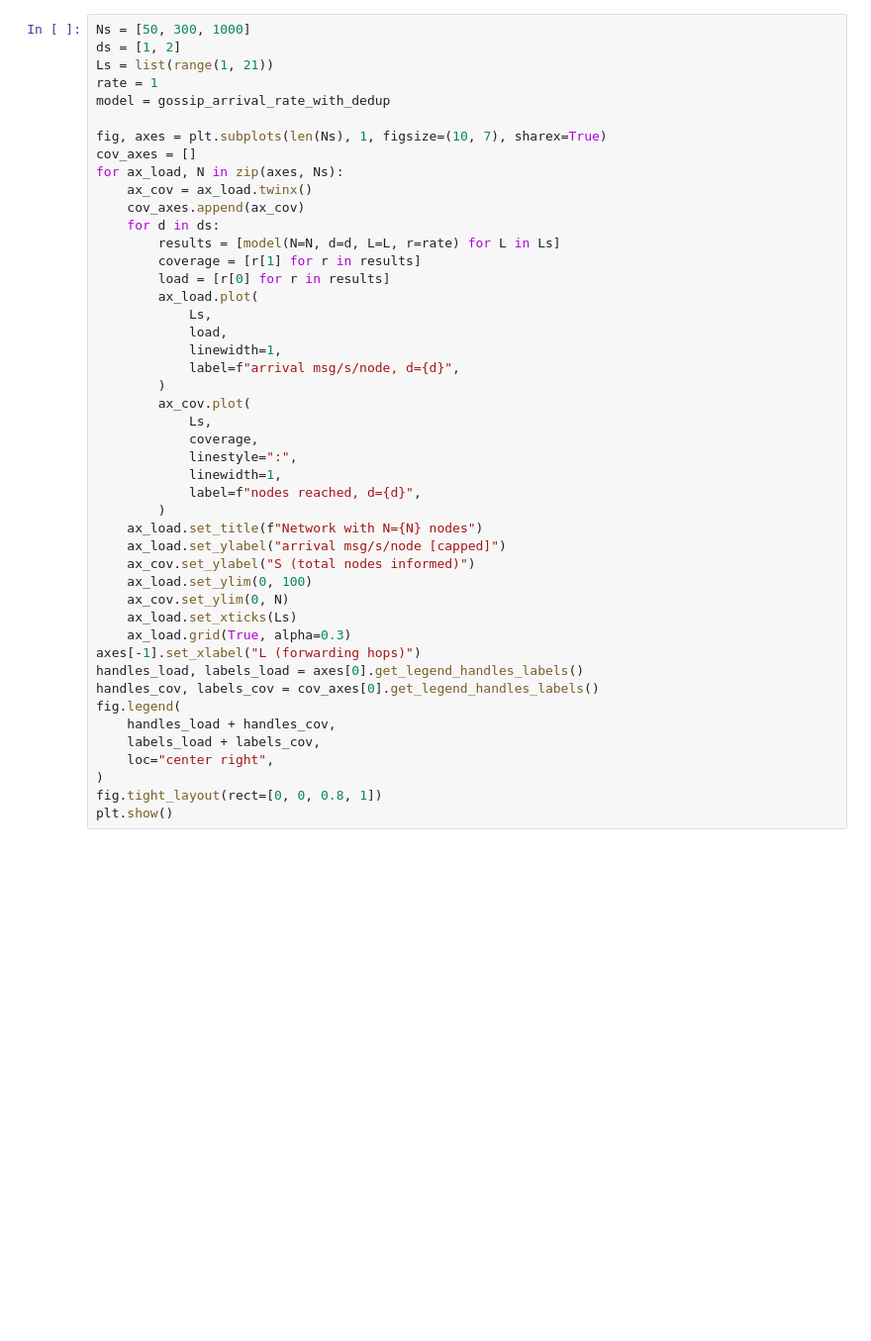
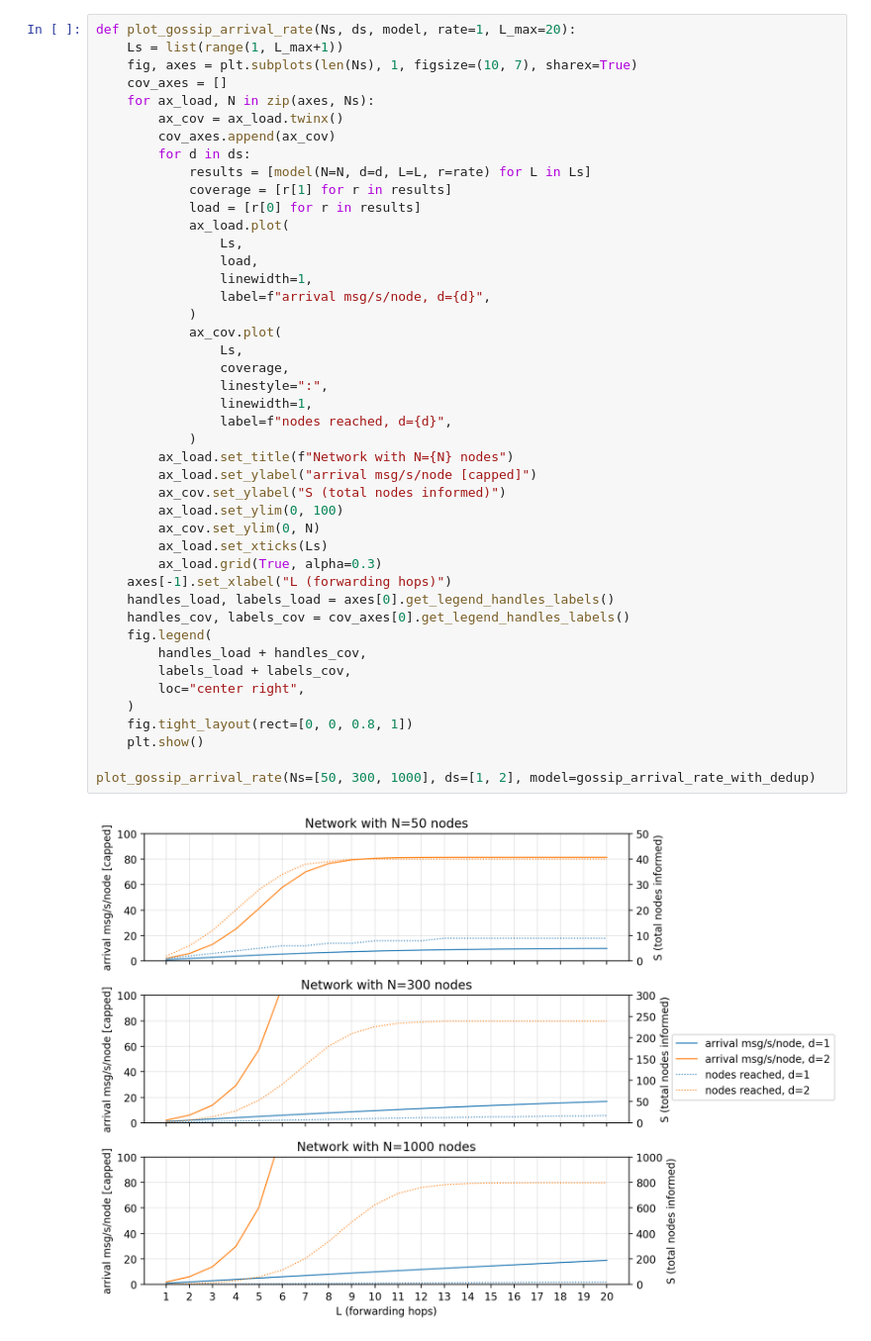
Before and after one commit to OpenCyphal-Garage/cy, a Jupyter notebook: model/gossip_propagation.ipynb, the cells around one changed output. Shown at 99% size. Saved outputs shown, nothing was run; the diff lists cells and outputs as text; blank space fills up the shorter version.

```diff
--- a/model/gossip_propagation.ipynb
+++ b/model/gossip_propagation.ipynb
@@ -142,46 +158,46 @@ gossip_arrival_rate_with_dedup(300, 2, 16, 1)
 # %%
-Ns = [50, 300, 1000]
-ds = [1, 2]
-Ls = list(range(1, 21))
-rate = 1
-model = gossip_arrival_rate_with_dedup
+def plot_gossip_arrival_rate(Ns, ds, model, rate=1, L_max=20):
+    Ls = list(range(1, L_max+1))
+    fig, axes = plt.subplots(len(Ns), 1, figsize=(10, 7), sharex=True)
+    cov_axes = []
+    for ax_load, N in zip(axes, Ns):
+        ax_cov = ax_load.twinx()
+        cov_axes.append(ax_cov)
+        for d in ds:
+            results = [model(N=N, d=d, L=L, r=rate) for L in Ls]
+            coverage = [r[1] for r in results]
+            load = [r[0] for r in results]
+            ax_load.plot(
+                Ls,
+                load,
+                linewidth=1,
+                label=f"arrival msg/s/node, d={d}",
+            )
+            ax_cov.plot(
+                Ls,
+                coverage,
+                linestyle=":",
+                linewidth=1,
+                label=f"nodes reached, d={d}",
+            )
+        ax_load.set_title(f"Network with N={N} nodes")
+        ax_load.set_ylabel("arrival msg/s/node [capped]")
+        ax_cov.set_ylabel("S (total nodes informed)")
+        ax_load.set_ylim(0, 100)
+        ax_cov.set_ylim(0, N)
+        ax_load.set_xticks(Ls)
+        ax_load.grid(True, alpha=0.3)
+    axes[-1].set_xlabel("L (forwarding hops)")
+    handles_load, labels_load = axes[0].get_legend_handles_labels()
+    handles_cov, labels_cov = cov_axes[0].get_legend_handles_labels()
+    fig.legend(
+        handles_load + handles_cov,
+        labels_load + labels_cov,
+        loc="center right",
+    )
+    fig.tight_layout(rect=[0, 0, 0.8, 1])
+    plt.show()
 
-fig, axes = plt.subplots(len(Ns), 1, figsize=(10, 7), sharex=True)
-cov_axes = []
-for ax_load, N in zip(axes, Ns):
-    ax_cov = ax_load.twinx()
-    cov_axes.append(ax_cov)
-    for d in ds:
-        results = [model(N=N, d=d, L=L, r=rate) for L in Ls]
-        coverage = [r[1] for r in results]
-        load = [r[0] for r in results]
-        ax_load.plot(
-            Ls,
-            load,
-            linewidth=1,
-            label=f"arrival msg/s/node, d={d}",
-        )
-        ax_cov.plot(
-            Ls,
-            coverage,
-            linestyle=":",
-            linewidth=1,
-            label=f"nodes reached, d={d}",
-        )
-    ax_load.set_title(f"Network with N={N} nodes")
-    ax_load.set_ylabel("arrival msg/s/node [capped]")
-    ax_cov.set_ylabel("S (total nodes informed)")
-    ax_load.set_ylim(0, 100)
-    ax_cov.set_ylim(0, N)
-    ax_load.set_xticks(Ls)
-    ax_load.grid(True, alpha=0.3)
-axes[-1].set_xlabel("L (forwarding hops)")
-handles_load, labels_load = axes[0].get_legend_handles_labels()
-handles_cov, labels_cov = cov_axes[0].get_legend_handles_labels()
-fig.legend(
-    handles_load + handles_cov,
-    labels_load + labels_cov,
-    loc="center right",
-)
-fig.tight_layout(rect=[0, 0, 0.8, 1])
-plt.show()
+plot_gossip_arrival_rate(Ns=[50, 300, 1000], ds=[1, 2], model=gossip_arrival_rate_with_dedup)
+# %% [output]
+[figure, added]
```
Also changed, not shown: parts of 10 cells of this notebook.
